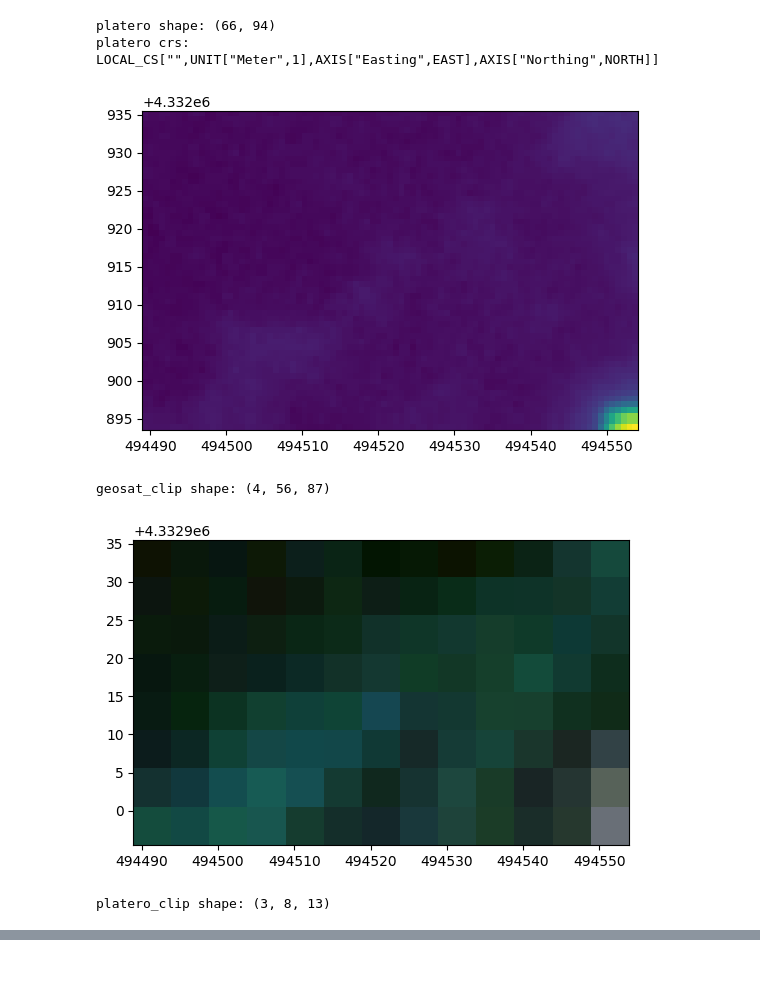
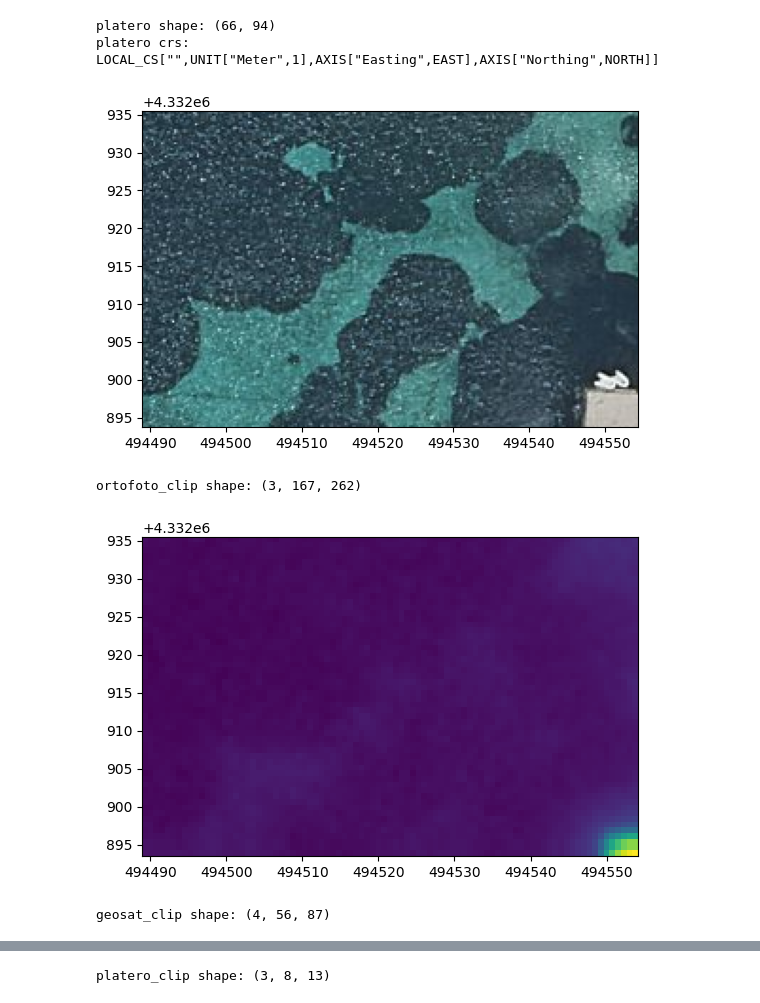
Before and after one commit to srv/opencosmos, a Jupyter notebook: opencosmos.ipynb, the cells around one changed output, grey strips where cells are left out. Cells and saved outputs as stored; diff of their text form; code cells hidden in the pictures; blank space fills up the shorter version.

```diff
--- a/opencosmos.ipynb
+++ b/opencosmos.ipynb
@@ -104,32 +104,33 @@ platero crs: LOCAL_CS["",UNIT["Meter",1],AXIS["Easting",EAST],AXIS["Northing",NO
 # %%
 ## CROPS ##
 
 from rasterio.windows import from_bounds
 import rasterio.plot
 
 bounds = mosaic_tif.bounds  # mosaic area reference
 
-# ortofoto_window = from_bounds(*bounds, transform=ortofoto_tif.transform)
-# ortofoto_clip = ortofoto_tif.read(window=ortofoto_window)
-# ortofoto_clip_transform = ortofoto_tif.window_transform(ortofoto_window)
-# rasterio.plot.show(ortofoto_clip, transform=ortofoto_clip_transform)
-# print("ortofoto_clip shape:", ortofoto_clip.shape)
+# ortofoto
+ortofoto_window = from_bounds(*bounds, transform=ortofoto_tif.transform)
+ortofoto_clip = ortofoto_tif.read(window=ortofoto_window)
+ortofoto_clip_transform = ortofoto_tif.window_transform(ortofoto_window)
+rasterio.plot.show(ortofoto_clip, transform=ortofoto_clip_transform)
+print("ortofoto_clip shape:", ortofoto_clip.shape)
 
 # Geosat
 geosat_window = from_bounds(*bounds, transform=geosat_tif.transform)
 geosat_clip = geosat_tif.read(window=geosat_window)
 geosat_clip_transform = geosat_tif.window_transform(geosat_window)
 rasterio.plot.show(geosat_clip[1], transform=geosat_clip_transform)
 print("geosat_clip shape:", geosat_clip.shape)
 
 # Platero
 platero_window = from_bounds(*bounds, transform=platero_tif.transform)
 platero_clip = platero_tif.read(window=platero_window)
 platero_clip_transform = platero_tif.window_transform(platero_window)
 rasterio.plot.show(platero_clip, transform=platero_clip_transform)
 print("platero_clip shape:", platero_clip.shape)
 # %% [output]
-[figure, old version]
+[figure, new version]
-geosat_clip shape: (4, 56, 87)
+ortofoto_clip shape: (3, 167, 262)
-[figure, old version]
+[figure, new version]
-platero_clip shape: (3, 8, 13)
+geosat_clip shape: (4, 56, 87)
@@ -136,3 +138,4 @@ platero_clip shape: (3, 8, 13)
+platero_clip shape: (3, 8, 13)
 # %%
 ## RESAMPLE ##
 
```
Also changed, not shown: parts of 4 cells of this notebook.
